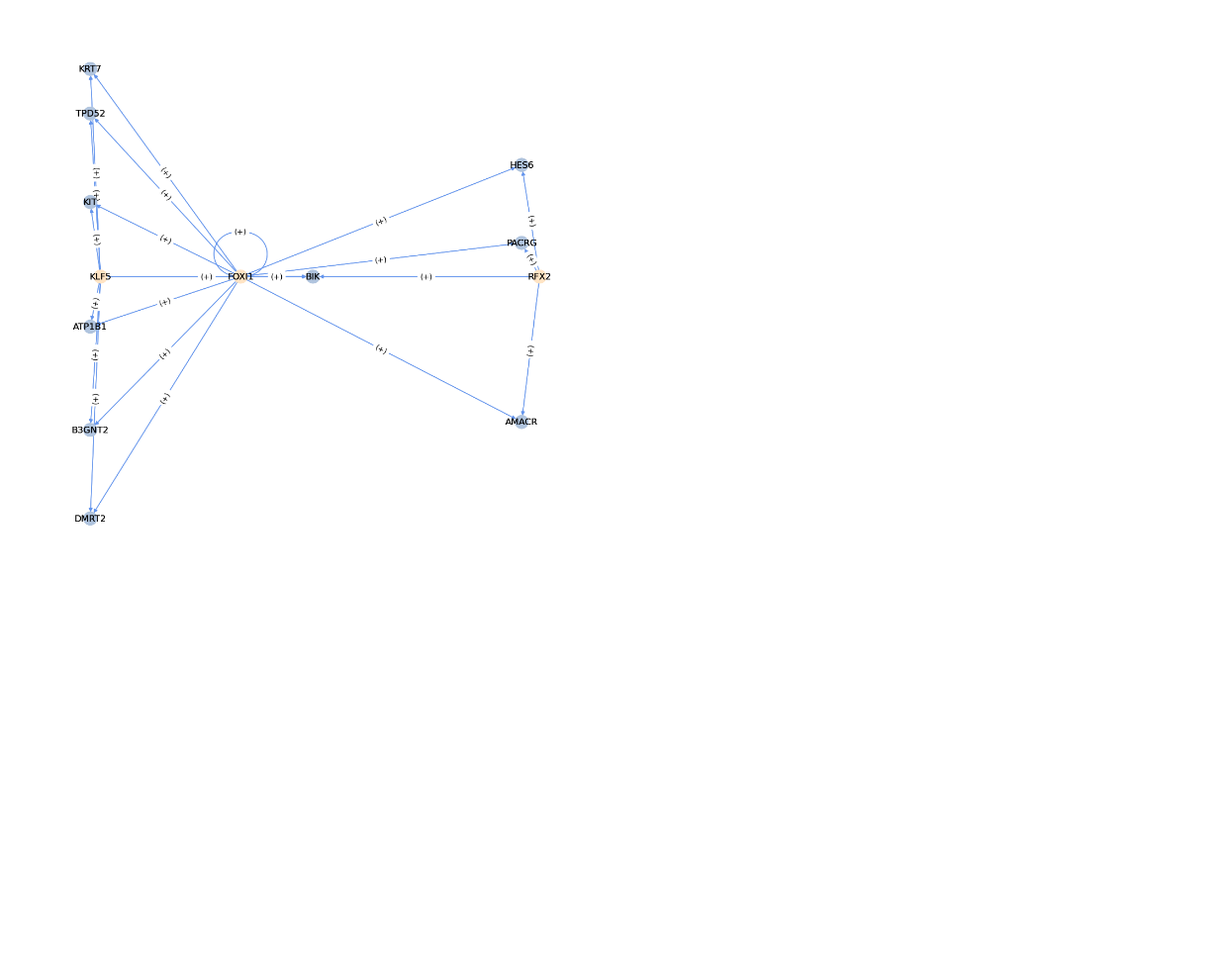
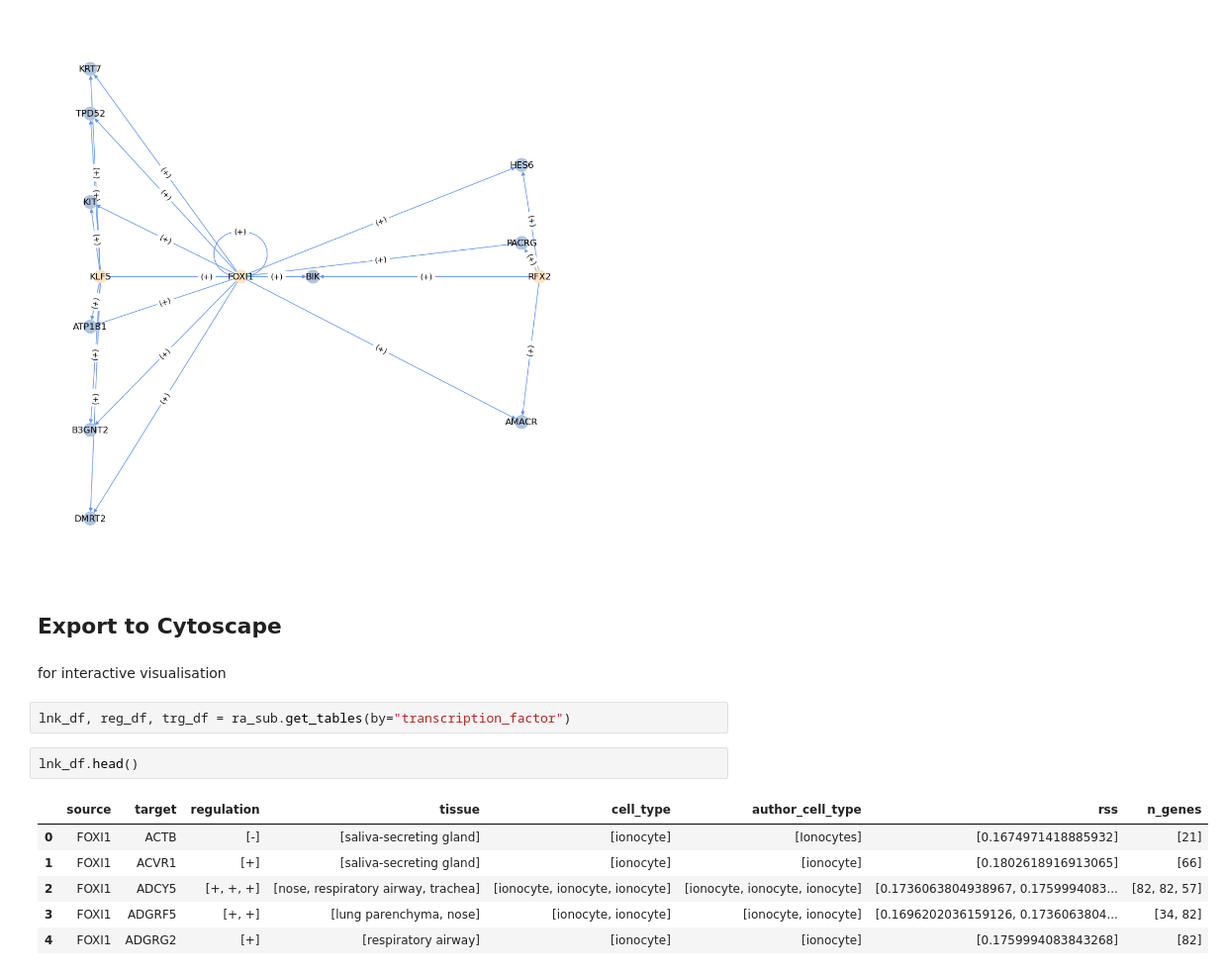
Before and after one commit to Teichlab/cellregulondb, a Jupyter notebook: docs/notebooks/crdb_plot_network.ipynb, the cells around one changed output. Shown at 99% size. Drawn from its saved outputs; the diff is of its cells as text; blank space fills up the shorter version.

Commit message:
add notebook example for cytoscape export

```diff
--- a/docs/notebooks/crdb_plot_network.ipynb
+++ b/docs/notebooks/crdb_plot_network.ipynb
@@ -51,3 +53,18 @@ for edge in G.edges:
 _ = crdb.util.plot_networkx(G, show=True, layout='spectral', edge_label_kwargs=dict(edge_labels=edge_labs), edge_color = edge_cols)
 # %% [output]
 [figure]
+# %% [markdown]
+## Export to Cytoscape
+# %% [markdown]
+for interactive visualisation
+# %%
+lnk_df, reg_df, trg_df = ra_sub.get_tables(by="transcription_factor")
+# %%
+lnk_df.head()
+# %% [output]
+|  | source | target | regulation | tissue | cell_type | author_cell_type | rss | n_genes |
+| 0 | FOXI1 | ACTB | [-] | [saliva-secreting gland] | [ionocyte] | [Ionocytes] | [0.1674971418885932] | [21] |
+| 1 | FOXI1 | ACVR1 | [+] | [saliva-secreting gland] | [ionocyte] | [ionocyte] | [0.1802618916913065] | [66] |
+| 2 | FOXI1 | ADCY5 | [+, +, +] | [nose, respiratory airway, trachea] | [ionocyte, ionocyte, ionocyte] | [ionocyte, ionocyte, ionocyte] | [0.1736063804938967, 0.1759994083... | [82, 82, 57] |
+| 3 | FOXI1 | ADGRF5 | [+, +] | [lung parenchyma, nose] | [ionocyte, ionocyte] | [ionocyte, ionocyte] | [0.1696202036159126, 0.1736063804... | [34, 82] |
+| 4 | FOXI1 | ADGRG2 | [+] | [respiratory airway] | [ionocyte] | [ionocyte] | [0.1759994083843268] | [82] |
```
Also changed, not shown: parts of 12 cells of this notebook, 1 other file.
